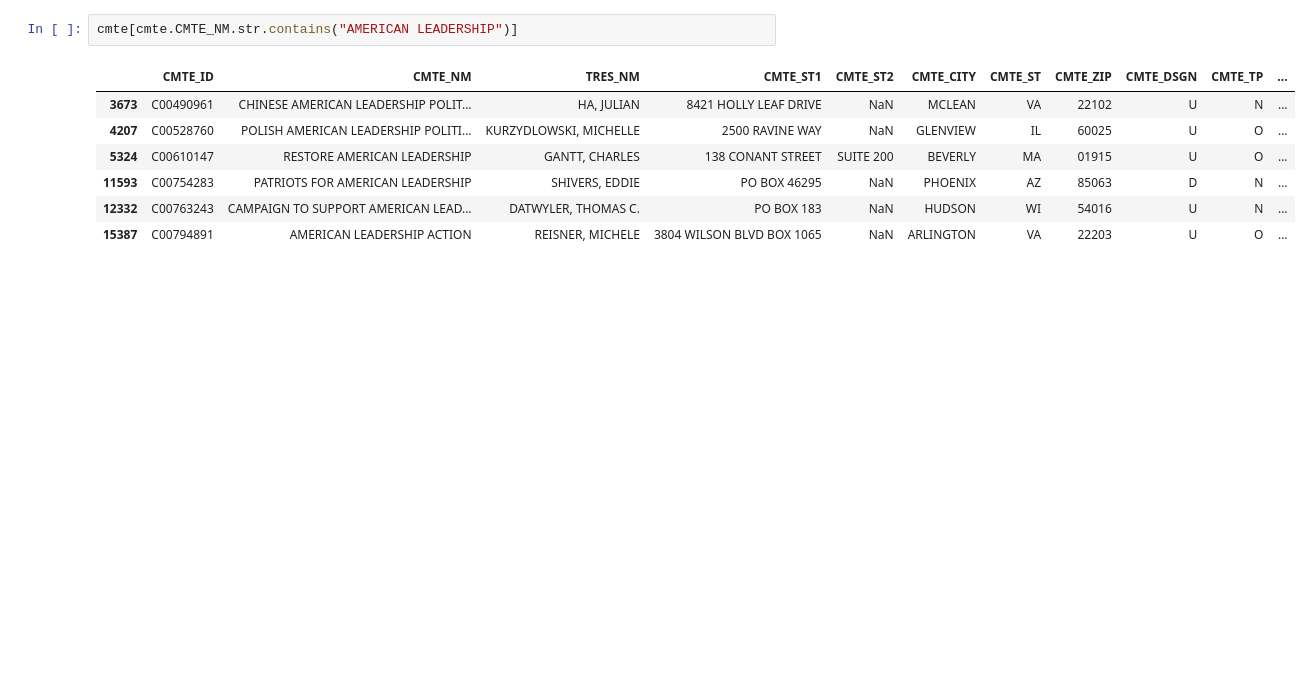
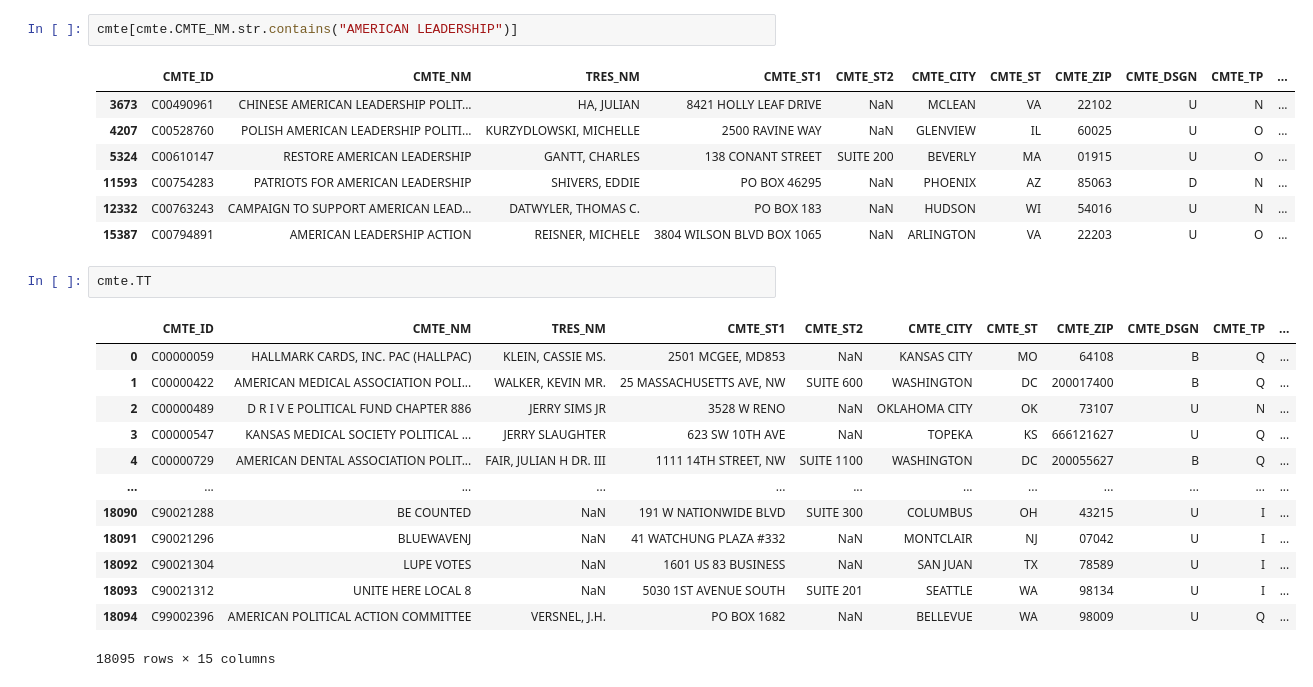
Before and after one commit to Culler1/fa, a Jupyter notebook: campfin1.ipynb, the cells around one changed output. Cells and saved outputs as stored; diff of their text form; blank space fills up the shorter version.

```diff
--- a/campfin1.ipynb
+++ b/campfin1.ipynb
@@ -241,3 +216,19 @@ cmte[cmte.CMTE_NM.str.contains("AMERICAN LEADERSHIP")]
 | 11593 | C00754283 | PATRIOTS FOR AMERICAN LEADERSHIP | SHIVERS, EDDIE | PO BOX 46295 | NaN | PHOENIX | AZ | 85063 | D | N | ... |
 | 12332 | C00763243 | CAMPAIGN TO SUPPORT AMERICAN LEAD... | DATWYLER, THOMAS C. | PO BOX 183 | NaN | HUDSON | WI | 54016 | U | N | ... |
 | 15387 | C00794891 | AMERICAN LEADERSHIP ACTION | REISNER, MICHELE | 3804 WILSON BLVD BOX 1065 | NaN | ARLINGTON | VA | 22203 | U | O | ... |
+# %%
+cmte.TT
+# %% [output]
+|  | CMTE_ID | CMTE_NM | TRES_NM | CMTE_ST1 | CMTE_ST2 | CMTE_CITY | CMTE_ST | CMTE_ZIP | CMTE_DSGN | CMTE_TP | ... |
+| 0 | C00000059 | HALLMARK CARDS, INC. PAC (HALLPAC) | KLEIN, CASSIE MS. | 2501 MCGEE, MD853 | NaN | KANSAS CITY | MO | 64108 | B | Q | ... |
+| 1 | C00000422 | AMERICAN MEDICAL ASSOCIATION POLI... | WALKER, KEVIN MR. | 25 MASSACHUSETTS AVE, NW | SUITE 600 | WASHINGTON | DC | 200017400 | B | Q | ... |
+| 2 | C00000489 | D R I V E POLITICAL FUND CHAPTER 886 | JERRY SIMS JR | 3528 W RENO | NaN | OKLAHOMA CITY | OK | 73107 | U | N | ... |
+| 3 | C00000547 | KANSAS MEDICAL SOCIETY POLITICAL ... | JERRY SLAUGHTER | 623 SW 10TH AVE | NaN | TOPEKA | KS | 666121627 | U | Q | ... |
+| 4 | C00000729 | AMERICAN DENTAL ASSOCIATION POLIT... | FAIR, JULIAN H DR. III | 1111 14TH STREET, NW | SUITE 1100 | WASHINGTON | DC | 200055627 | B | Q | ... |
+| ... | ... | ... | ... | ... | ... | ... | ... | ... | ... | ... | ... |
+| 18090 | C90021288 | BE COUNTED | NaN | 191 W NATIONWIDE BLVD | SUITE 300 | COLUMBUS | OH | 43215 | U | I | ... |
+| 18091 | C90021296 | BLUEWAVENJ | NaN | 41 WATCHUNG PLAZA #332 | NaN | MONTCLAIR | NJ | 07042 | U | I | ... |
+| 18092 | C90021304 | LUPE VOTES | NaN | 1601 US 83 BUSINESS | NaN | SAN JUAN | TX | 78589 | U | I | ... |
+| 18093 | C90021312 | UNITE HERE LOCAL 8 | NaN | 5030 1ST AVENUE SOUTH | SUITE 201 | SEATTLE | WA | 98134 | U | I | ... |
+| 18094 | C99002396 | AMERICAN POLITICAL ACTION COMMITTEE | VERSNEL, J.H. | PO BOX 1682 | NaN | BELLEVUE | WA | 98009 | U | Q | ... |
+18095 rows × 15 columns
```
Also changed, not shown: parts of 4 cells of this notebook.
